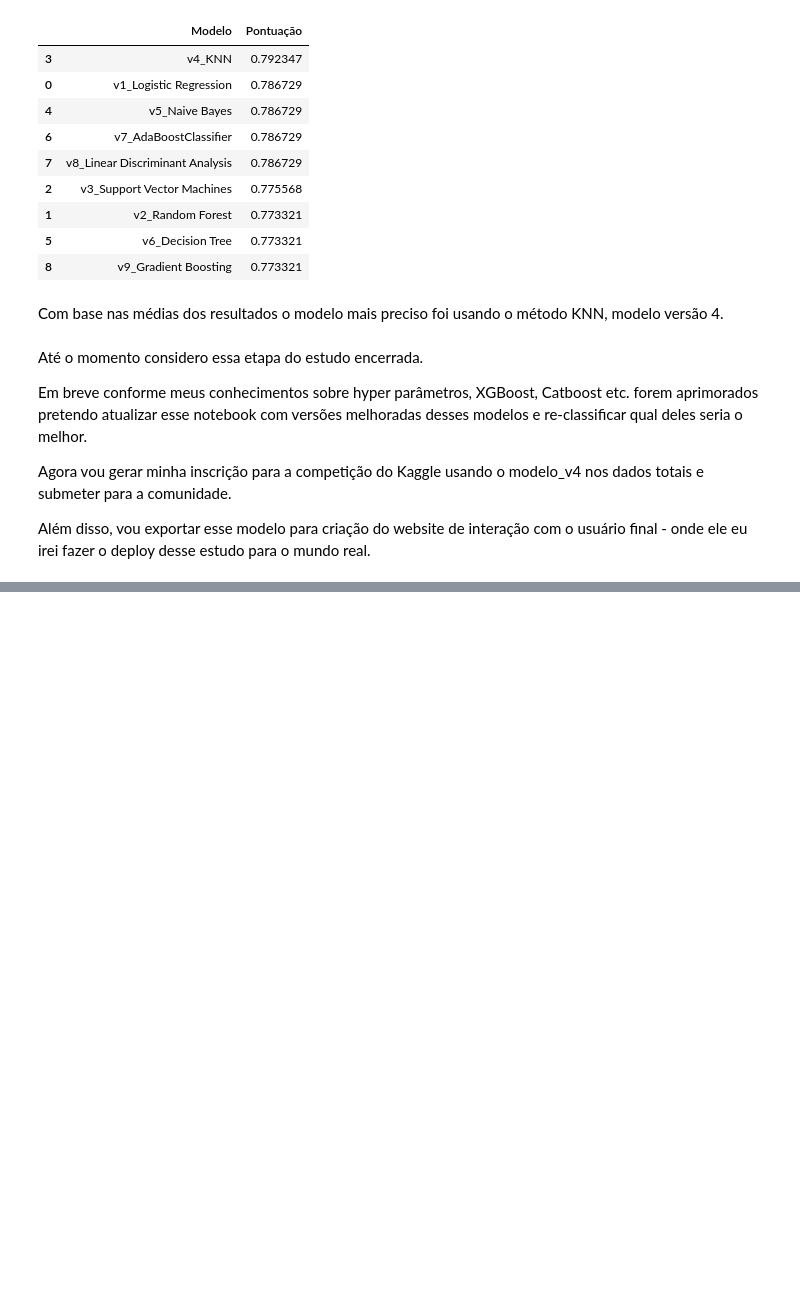
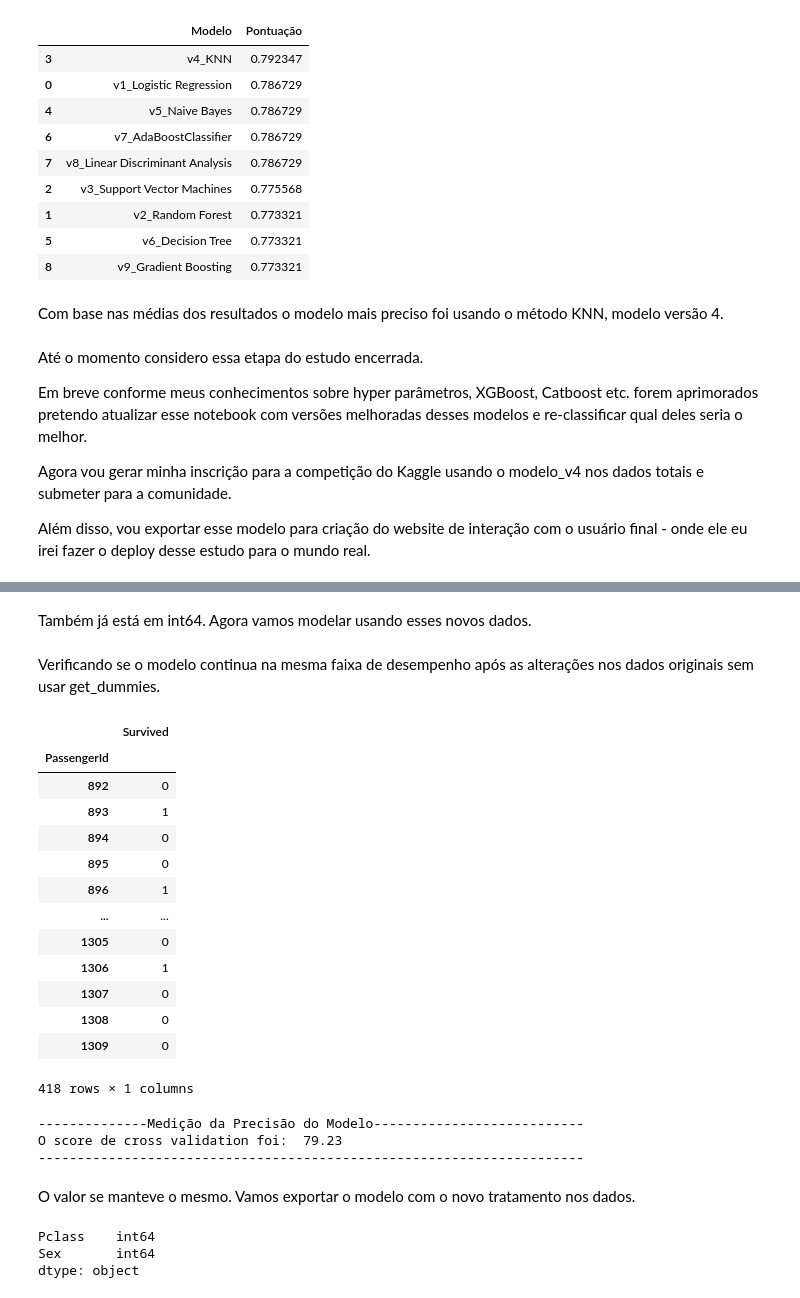
Before and after one commit to Rebeque/Titanic---Quem-sobreviveria-ETL-EDA-ML-Deploy-HTML-CSS-, a Jupyter notebook: Notebook_Titanic_Quem sobreviveria_v0.1.ipynb, the cells around one changed output, grey strips where cells are left out. Drawn from its saved outputs; the diff is of its cells as text; code cells hidden in the pictures; blank space fills up the shorter version.

Commit message:
Novas alterações no modo de operação do modelo e deploy

```diff
--- a/Notebook_Titanic_Quem sobreviveria_v0.1.ipynb
+++ b/Notebook_Titanic_Quem sobreviveria_v0.1.ipynb
@@ -1199,0 +1315,2 @@ X_teste
+# %% [markdown]
+Também já está em int64. Agora vamos modelar usando esses novos dados.
@@ -1199,0 +1328,35 @@ X_teste
+# %% [markdown]
+Verificando se o modelo continua na mesma faixa de desempenho após as alterações nos dados originais sem usar get_dummies.
+# %%
+#saida_v2 = pd.DataFrame({'PassengerId': df_teste_original.PassengerId, 'Survived': predicao_final_v2})
+#saida_v2.set_index('PassengerId', inplace=True)
+saida_v2
+# %% [output]
+|  | Survived |
+| PassengerId |  |
+| 892 | 0 |
+| 893 | 1 |
+| 894 | 0 |
+| 895 | 0 |
+| 896 | 1 |
+| ... | ... |
+| 1305 | 0 |
+| 1306 | 1 |
+| 1307 | 0 |
+| 1308 | 0 |
+| 1309 | 0 |
+418 rows × 1 columns
+# %%
+print('--------------Medição da Precisão do Modelo---------------------------')
+kfold = KFold(n_splits=10) # Dividindo os dados em 10 partes para teste em KFold
+resultado_final_v2 = cross_val_score(modelo_final_v2,X,y,cv=10,scoring='accuracy') # Cross Validation Score
+
+print('O score de cross validation foi: ',round(resultado_final_v2.mean()*100,2)) # Arredonda média do resultado da cross validation
+
+print('-'*70)
+# %% [output]
+--------------Medição da Precisão do Modelo---------------------------
+O score de cross validation foi:  79.23
+----------------------------------------------------------------------
+# %% [markdown]
+O valor se manteve o mesmo. Vamos exportar o modelo com o novo tratamento nos dados.
@@ -1199,0 +1372,6 @@ X_teste
+# %%
+teste_dados_input.dtypes
+# %% [output]
+Pclass    int64
+Sex       int64
+dtype: object
```
Also changed, not shown: parts of 13 cells of this notebook, 5 other files.
